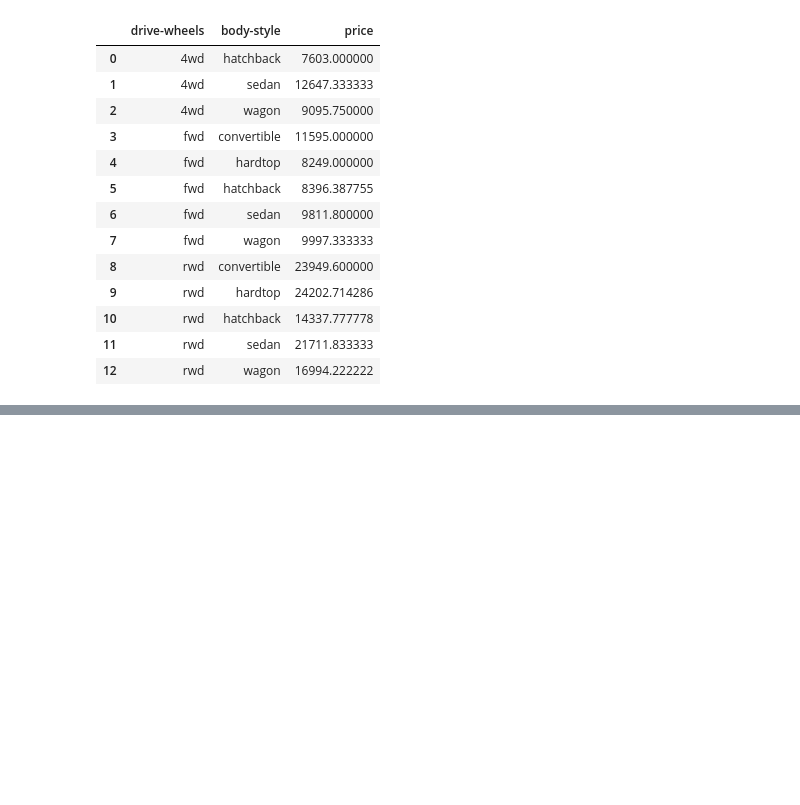
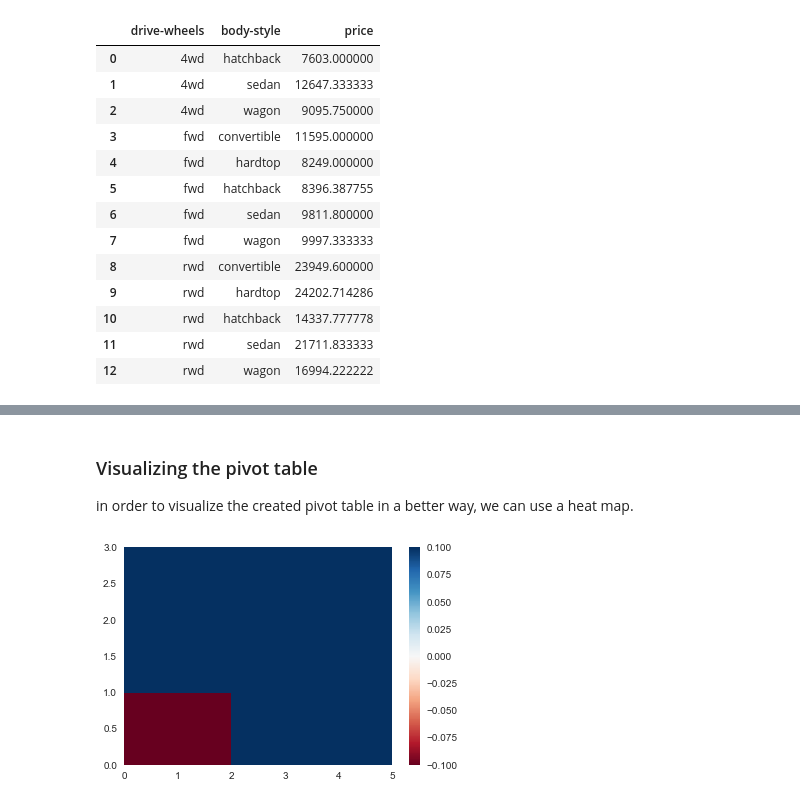
Before and after one commit to bnajafi/Data-Analysis-with-Python-Pipeline, a Jupyter notebook: Notebooks/Step3_exploratory_data_analysis.ipynb, the cells around one changed output, grey strips where cells are left out. Cells and saved outputs as stored; diff of their text form; code cells hidden in the pictures; blank space fills up the shorter version.

```diff
--- a/Notebooks/Step3_exploratory_data_analysis.ipynb
+++ b/Notebooks/Step3_exploratory_data_analysis.ipynb
@@ -331,0 +334,2 @@ df_groupby_driveWheels_and_bodyStyle
+# %%
+df_groupby_driveWheels_and_bodyStyle_pivot= df_groupby_driveWheels_and_bodyStyle.pivot(index= "drive-wheels", columns = "body-style")
@@ -331,0 +345,9 @@ df_groupby_driveWheels_and_bodyStyle
+# %% [markdown]
+### Visualizing the pivot table
+in order to visualize the created pivot table in a better way, we can use a heat map.
+# %%
+plt.pcolor(df_groupby_driveWheels_and_bodyStyle_pivot,cmap="RdBu")
+plt.colorbar()
+plt.show()
+# %% [output]
+[figure, added]
```
Also changed, not shown: parts of 16 cells of this notebook, 1 other file.
